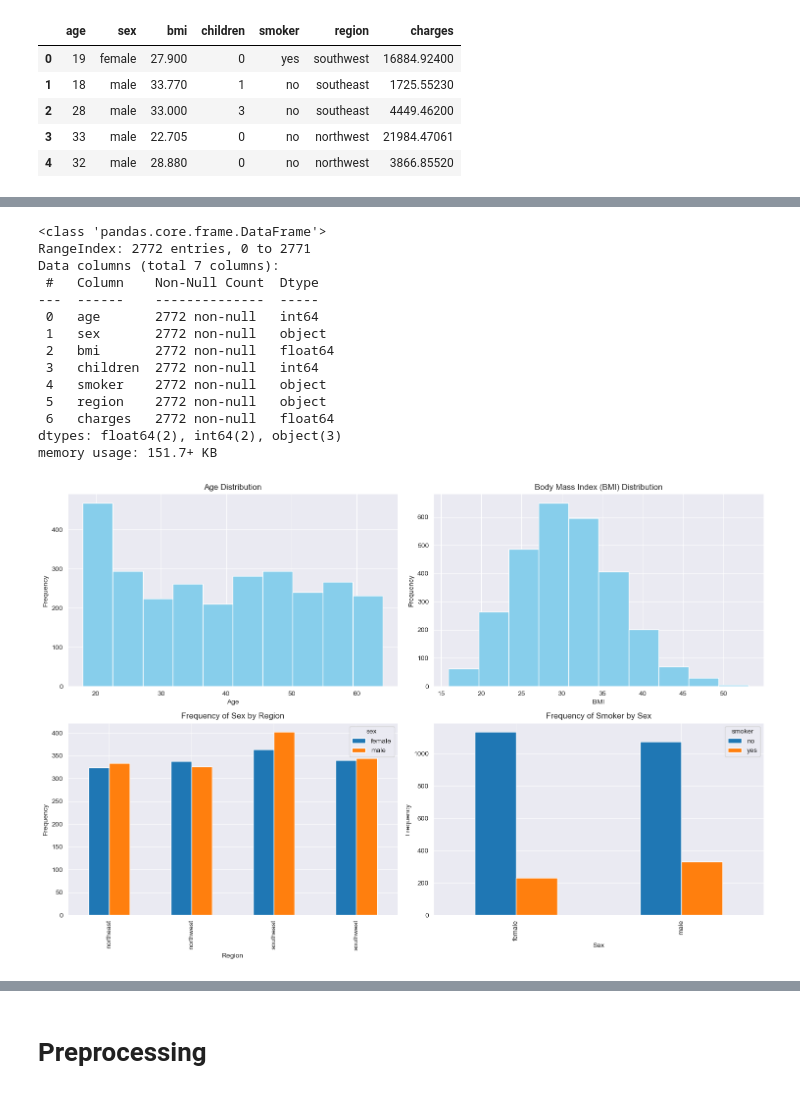
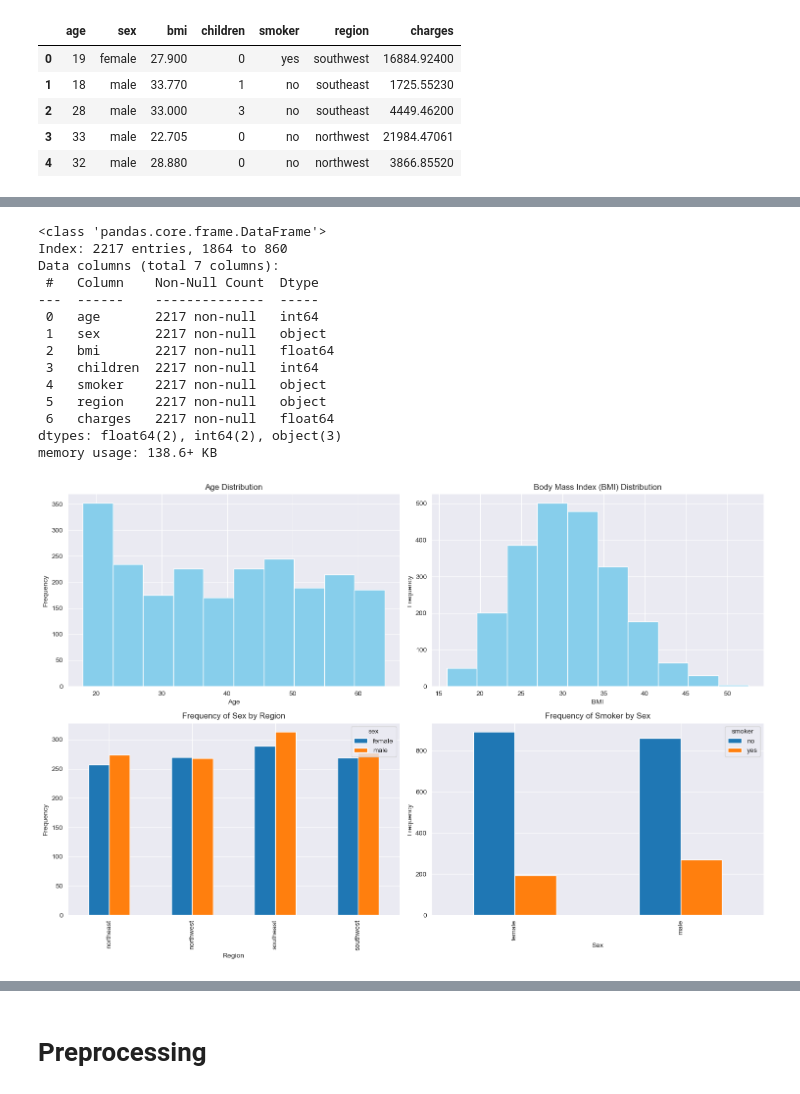
Before and after one commit to Spyrx4/medical_insurance_prediction, a Jupyter notebook: medical_insurance_prediction.ipynb, the cells around one changed output, grey strips where cells are left out. Saved outputs shown, nothing was run; the diff lists cells and outputs as text; code cells hidden in the pictures.

```diff
--- a/medical_insurance_prediction.ipynb
+++ b/medical_insurance_prediction.ipynb
@@ -46,0 +55,4 @@ insurance.head()
+# %%
+data_train = pd.concat([xtrain, ytrain], axis=1)
+data_test = pd.concat([xtest, ytest], axis=1)
+data_train
@@ -47,58 +73,58 @@ insurance.head()
 # %%
-insurance.info()
+data_train.info()
 # %% [output]
 <class 'pandas.core.frame.DataFrame'>
-RangeIndex: 2772 entries, 0 to 2771
+Index: 2217 entries, 1864 to 860
 Data columns (total 7 columns):
  #   Column    Non-Null Count  Dtype
 ---  ------    --------------  -----
- 0   age       2772 non-null   int64
- 1   sex       2772 non-null   object
- 2   bmi       2772 non-null   float64
- 3   children  2772 non-null   int64
- 4   smoker    2772 non-null   object
- 5   region    2772 non-null   object
- 6   charges   2772 non-null   float64
+ 0   age       2217 non-null   int64
+ 1   sex       2217 non-null   object
+ 2   bmi       2217 non-null   float64
+ 3   children  2217 non-null   int64
+ 4   smoker    2217 non-null   object
+ 5   region    2217 non-null   object
+ 6   charges   2217 non-null   float64
 dtypes: float64(2), int64(2), object(3)
-memory usage: 151.7+ KB
+memory usage: 138.6+ KB
 # %%
-groupby_region = insurance.groupby('region')['sex'].value_counts().unstack()
-groupby_sex = insurance.groupby('sex')['smoker'].value_counts().unstack()
-# groupby_regionC = insurance.groupby('region')['children'].count()
+groupby_region = data_train.groupby('region')['sex'].value_counts().unstack()
+groupby_sex = data_train.groupby('sex')['smoker'].value_counts().unstack()
+# groupby_regionC = data_train.groupby('region')['children'].count()
 
 
 fig, axs = plt.subplots(2, 2, figsize=(15, 10))
 
-axs[0, 0].hist(insurance['age'], bins=10, color='skyblue')
+axs[0, 0].hist(data_train['age'], bins=10, color='skyblue')
 axs[0, 0].set_title('Age Distribution')
 axs[0, 0].set_ylabel('Frequency')
 axs[0, 0].set_xlabel('Age')
 
-axs[0, 1].hist(insurance['bmi'], bins=10, color='skyblue')
+axs[0, 1].hist(data_train['bmi'], bins=10, color='skyblue')
 axs[0, 1].set_title('Body Mass Index (BMI) Distribution')
 axs[0, 1].set_ylabel('Frequency')
 axs[0, 1].set_xlabel('BMI')
 
 groupby_region.plot(kind='bar',ax=axs[1, 0])
 axs[1, 0].set_title('Frequency of Sex by Region')
 axs[1, 0].set_xlabel('Region')
 axs[1, 0].set_ylabel('Frequency')
 
 groupby_sex.plot(kind='bar',ax=axs[1, 1])
 axs[1, 1].set_title('Frequency of Smoker by Sex')
 axs[1, 1].set_xlabel('Sex')
 axs[1, 1].set_ylabel('Frequency')
 
 # groupby_regionC.plot(kind='bar',ax=axs[1, 2])
 # axs[1, 2].set_title('Frequency of Smoker by Children')
 # axs[1, 2].set_xlabel('Sex')
 # axs[1, 2].set_ylabel('Frequency')
 
 
 plt.tight_layout()
 plt.show()
 # %% [output]
-[figure, old version]
+[figure, new version]
 # %%
 fig, axs = plt.subplots(2, 2, figsize=(12, 8))
 
```
Also changed, not shown: parts of 25 cells of this notebook, 1 other file.
